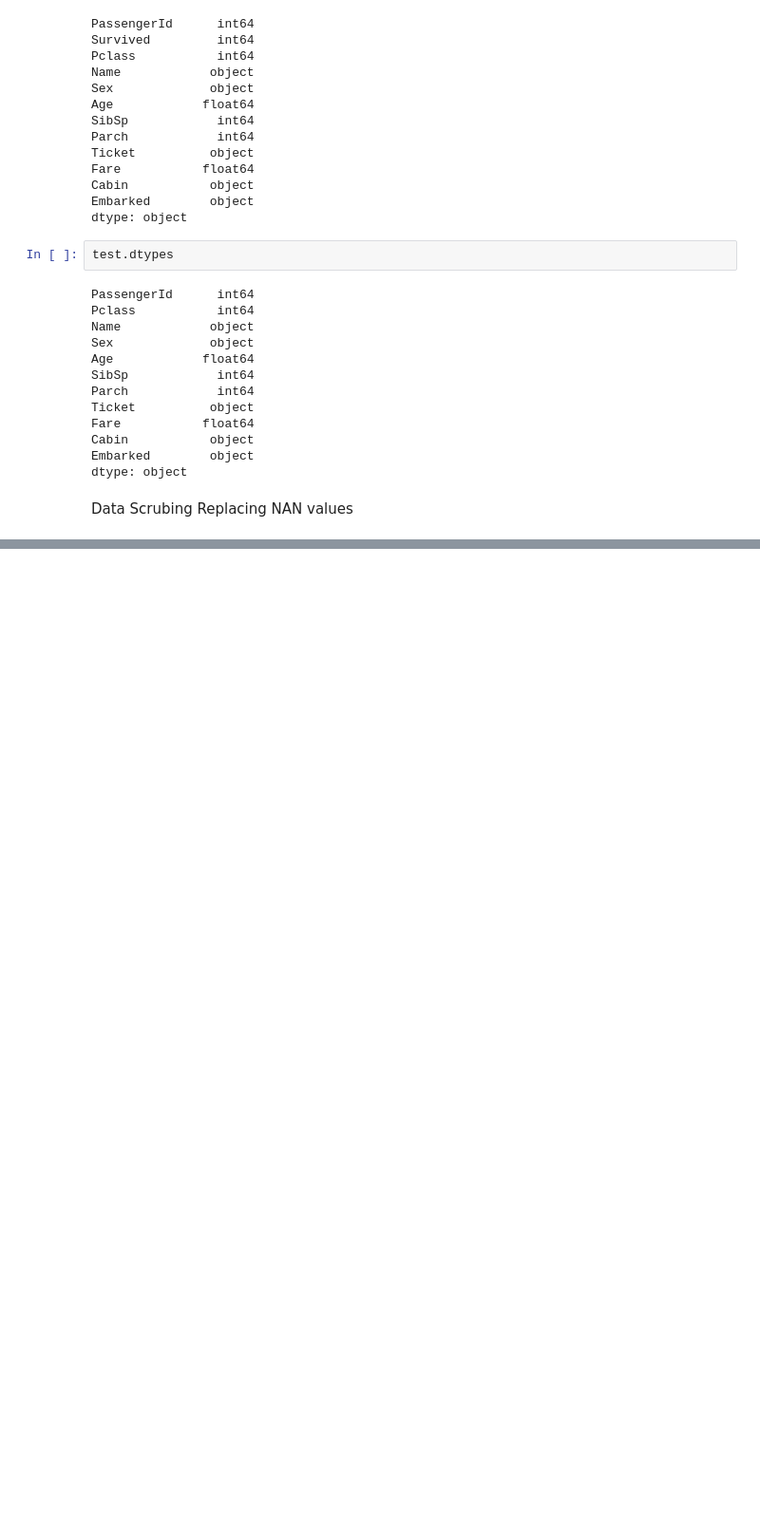
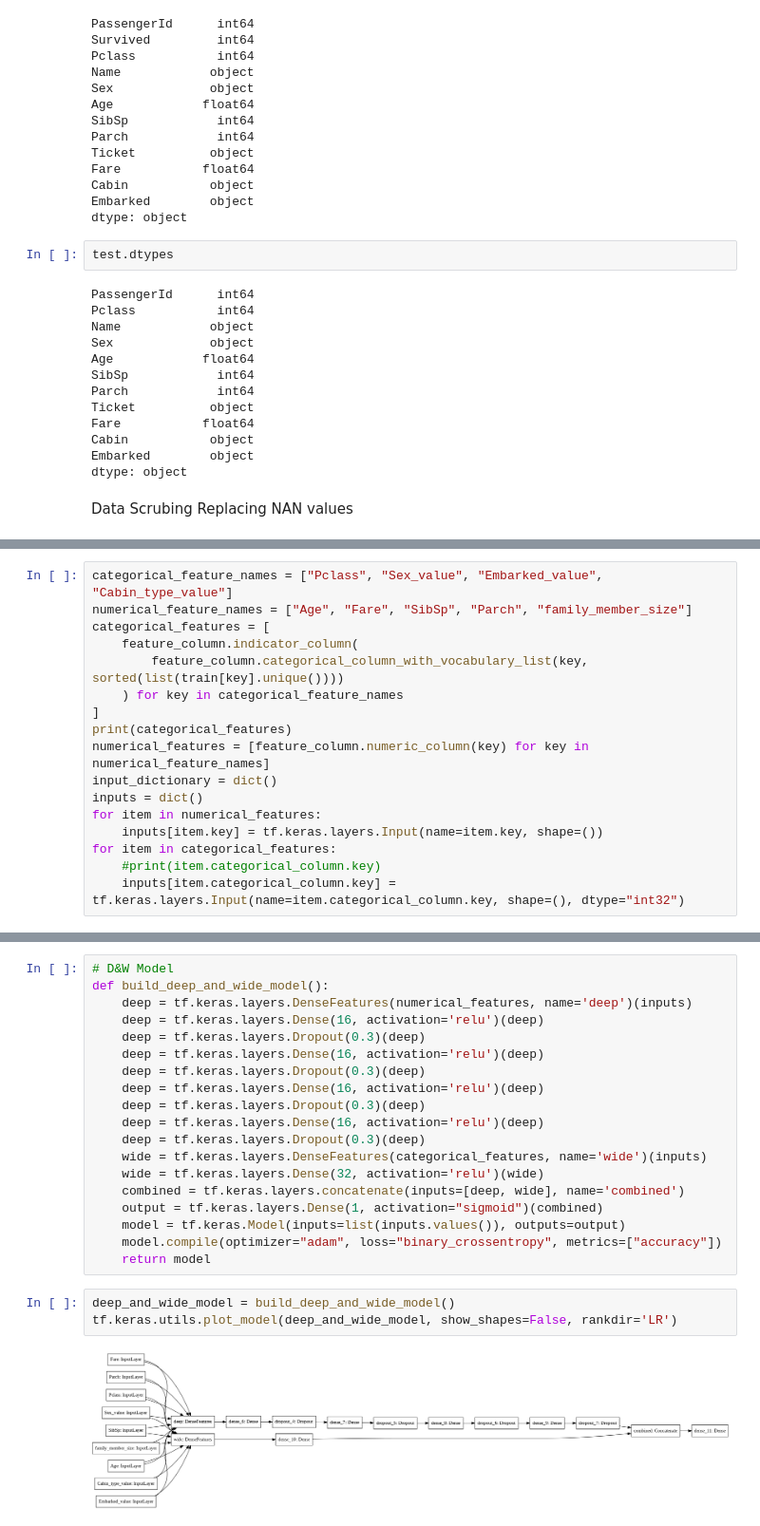
Before and after one commit to Codeblockz/Data-Science-Self-Projects, a Jupyter notebook: Kaggle_Titanic_challege/Titanic_Challenge.ipynb, the cells around one changed output, grey strips where cells are left out. Shown at 95% size. Cells and saved outputs as stored; diff of their text form; blank space fills up the shorter version.

Commit message:
Deep and Wide Model

```diff
--- a/Kaggle_Titanic_challege/Titanic_Challenge.ipynb
+++ b/Kaggle_Titanic_challege/Titanic_Challenge.ipynb
@@ -168,0 +236,17 @@ train_test
+# %%
+categorical_feature_names = ["Pclass", "Sex_value", "Embarked_value", "Cabin_type_value"]
+numerical_feature_names = ["Age", "Fare", "SibSp", "Parch", "family_member_size"]
+categorical_features = [
+    feature_column.indicator_column(
+        feature_column.categorical_column_with_vocabulary_list(key, sorted(list(train[key].unique())))
+    ) for key in categorical_feature_names
+]
+print(categorical_features)
+numerical_features = [feature_column.numeric_column(key) for key in numerical_feature_names]
+input_dictionary = dict()
+inputs = dict()
+for item in numerical_features:
+    inputs[item.key] = tf.keras.layers.Input(name=item.key, shape=())
+for item in categorical_features:
+    #print(item.categorical_column.key)
+    inputs[item.categorical_column.key] = tf.keras.layers.Input(name=item.categorical_column.key, shape=(), dtype="int32")
@@ -168,0 +295,24 @@ train_test
+# %%
+# D&W Model
+def build_deep_and_wide_model():
+    deep = tf.keras.layers.DenseFeatures(numerical_features, name='deep')(inputs)
+    deep = tf.keras.layers.Dense(16, activation='relu')(deep)
+    deep = tf.keras.layers.Dropout(0.3)(deep)
+    deep = tf.keras.layers.Dense(16, activation='relu')(deep)
+    deep = tf.keras.layers.Dropout(0.3)(deep)
+    deep = tf.keras.layers.Dense(16, activation='relu')(deep)
+    deep = tf.keras.layers.Dropout(0.3)(deep)
+    deep = tf.keras.layers.Dense(16, activation='relu')(deep)
+    deep = tf.keras.layers.Dropout(0.3)(deep)
+    wide = tf.keras.layers.DenseFeatures(categorical_features, name='wide')(inputs)
+    wide = tf.keras.layers.Dense(32, activation='relu')(wide)
+    combined = tf.keras.layers.concatenate(inputs=[deep, wide], name='combined')
+    output = tf.keras.layers.Dense(1, activation="sigmoid")(combined)
+    model = tf.keras.Model(inputs=list(inputs.values()), outputs=output)
+    model.compile(optimizer="adam", loss="binary_crossentropy", metrics=["accuracy"])
+    return model
+# %%
+deep_and_wide_model = build_deep_and_wide_model()
+tf.keras.utils.plot_model(deep_and_wide_model, show_shapes=False, rankdir='LR')
+# %% [output]
+[figure, added]
```
Also changed, not shown: parts of 21 cells of this notebook.
